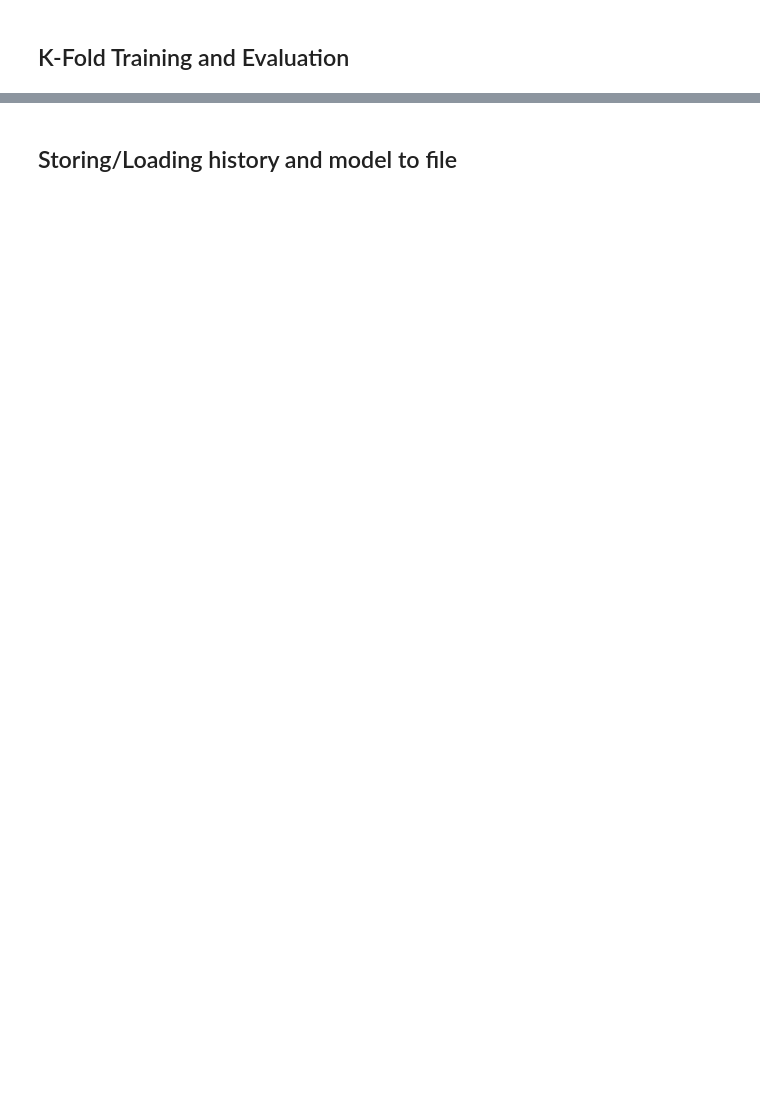
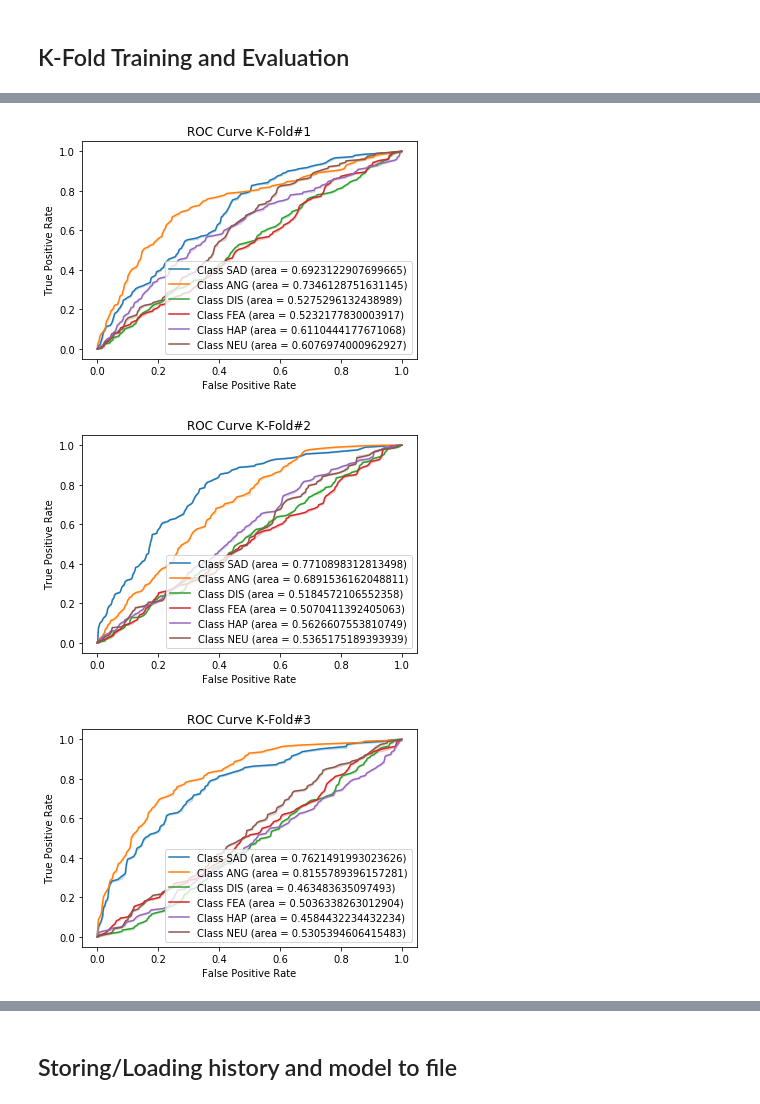
Before and after one commit to Taslim-M/SpeechEmotionClassifier, a Jupyter notebook: TrainingEvaluationEmotionTemplate.ipynb, the cells around one changed output, grey strips where cells are left out. Saved outputs shown, nothing was run; the diff lists cells and outputs as text; code cells hidden in the pictures; blank space fills up the shorter version.

Commit message:
Added K-Fold to base notebook and fixed bugs

```diff
--- a/TrainingEvaluationEmotionTemplate.ipynb
+++ b/TrainingEvaluationEmotionTemplate.ipynb
@@ -353,0 +464,12 @@ for train_index,test_index in KFold(n_split).split(X_train): #Also consider Stra
+# %%
+# Plot all K-Fold ROC curves
+for i in range(3):
+    _, axs = plt.subplots(ncols=1)
+    axs.set(xlabel='False Positive Rate',ylabel='True Positive Rate', title='ROC Curve K-Fold#'+str(i+1))
+    for j in range(6):
+        auc_val = auc(all_fpr[i][j], all_tpr[i][j])
+        sns.lineplot(x=all_fpr[i][j],y=all_tpr[i][j],ax=axs, label='Class '+ getEmotion(j) +' (area = ' + str(auc_val) + ')', legend='brief')
+# %% [output]
+[figure, added]
+[figure, added]
+[figure, added]
```
Also changed, not shown: parts of 15 cells of this notebook.
